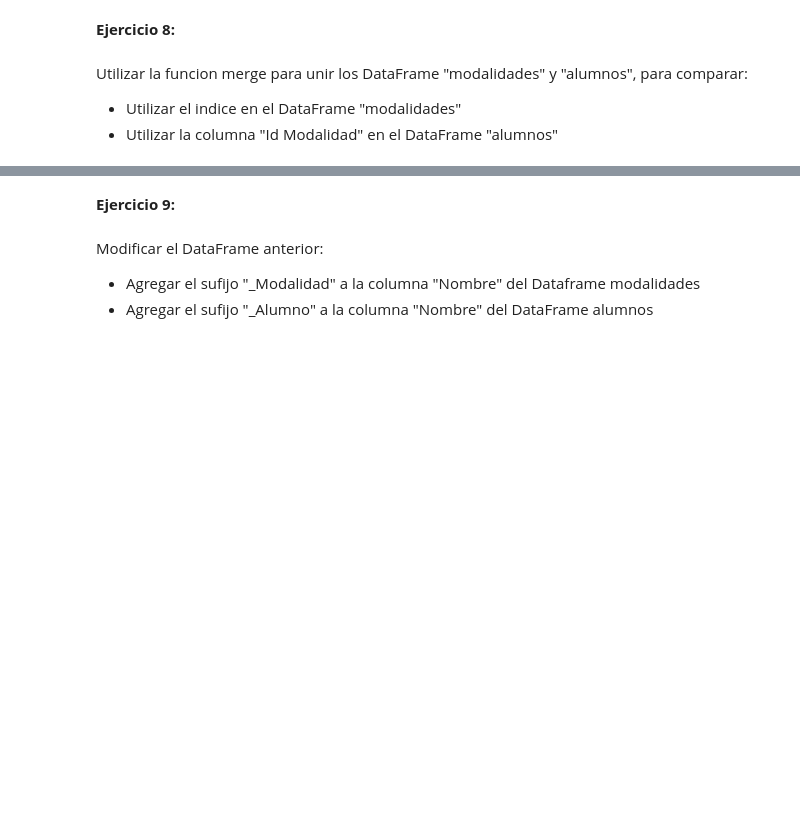
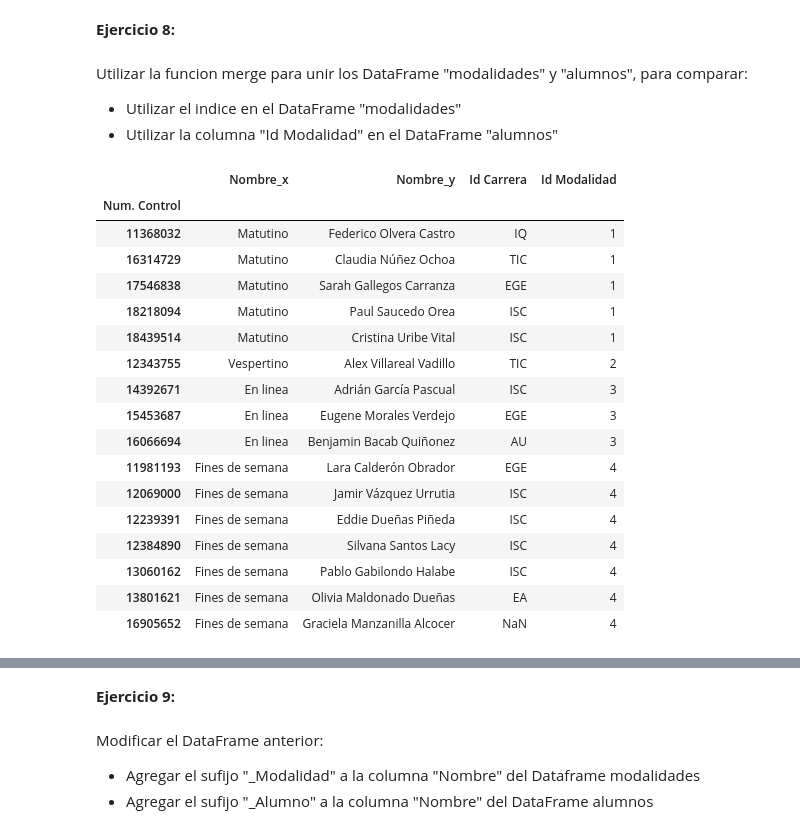
Before and after one commit to alcazarpedro/project_numpy_pandas, a Jupyter notebook: pandas_dtascience/4_Merge/Merge 24 ejercicios.ipynb, the cells around one changed output, grey strips where cells are left out. Saved outputs shown, nothing was run; the diff lists cells and outputs as text; code cells hidden in the pictures; blank space fills up the shorter version.

```diff
--- a/pandas_dtascience/4_Merge/Merge 24 ejercicios.ipynb
+++ b/pandas_dtascience/4_Merge/Merge 24 ejercicios.ipynb
@@ -199,3 +199,24 @@ __Ejercicio 8:__
 Utilizar la funcion merge para unir los DataFrame "modalidades" y "alumnos", para comparar:
 - Utilizar el indice en el DataFrame "modalidades"
 - Utilizar la columna "Id Modalidad" en el DataFrame "alumnos"
+# %%
+pd.merge(Modalidades,Alumnos,left_index=True,right_on="Id Modalidad")
+# %% [output]
+|  | Nombre_x | Nombre_y | Id Carrera | Id Modalidad |
+| Num. Control |  |  |  |  |
+| 11368032 | Matutino | Federico Olvera Castro | IQ | 1 |
+| 16314729 | Matutino | Claudia Núñez Ochoa | TIC | 1 |
+| 17546838 | Matutino | Sarah Gallegos Carranza | EGE | 1 |
+| 18218094 | Matutino | Paul Saucedo Orea | ISC | 1 |
+| 18439514 | Matutino | Cristina Uribe Vital | ISC | 1 |
+| 12343755 | Vespertino | Alex Villareal Vadillo | TIC | 2 |
+| 14392671 | En linea | Adrián García Pascual | ISC | 3 |
+| 15453687 | En linea | Eugene Morales Verdejo | EGE | 3 |
+| 16066694 | En linea | Benjamin Bacab Quiñonez | AU | 3 |
+| 11981193 | Fines de semana | Lara Calderón Obrador | EGE | 4 |
+| 12069000 | Fines de semana | Jamir Vázquez Urrutia | ISC | 4 |
+| 12239391 | Fines de semana | Eddie Dueñas Piñeda | ISC | 4 |
+| 12384890 | Fines de semana | Silvana Santos Lacy | ISC | 4 |
+| 13060162 | Fines de semana | Pablo Gabilondo Halabe | ISC | 4 |
+| 13801621 | Fines de semana | Olivia Maldonado Dueñas | EA | 4 |
+| 16905652 | Fines de semana | Graciela Manzanilla Alcocer | NaN | 4 |
```
Also changed, not shown: parts of 19 cells of this notebook.
